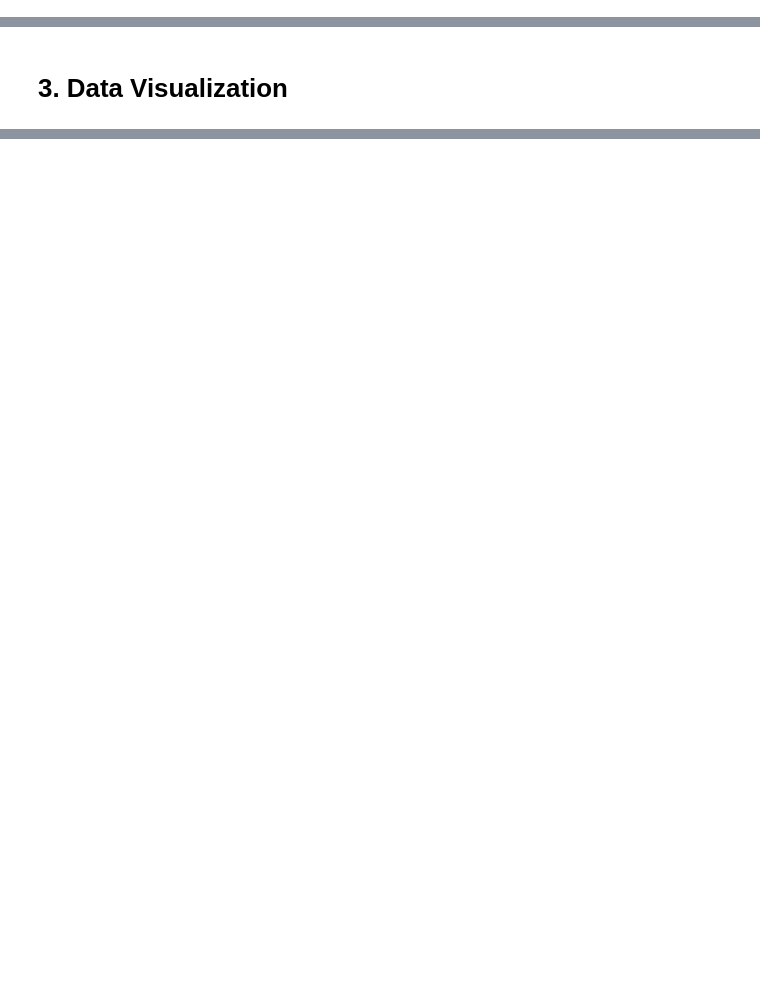
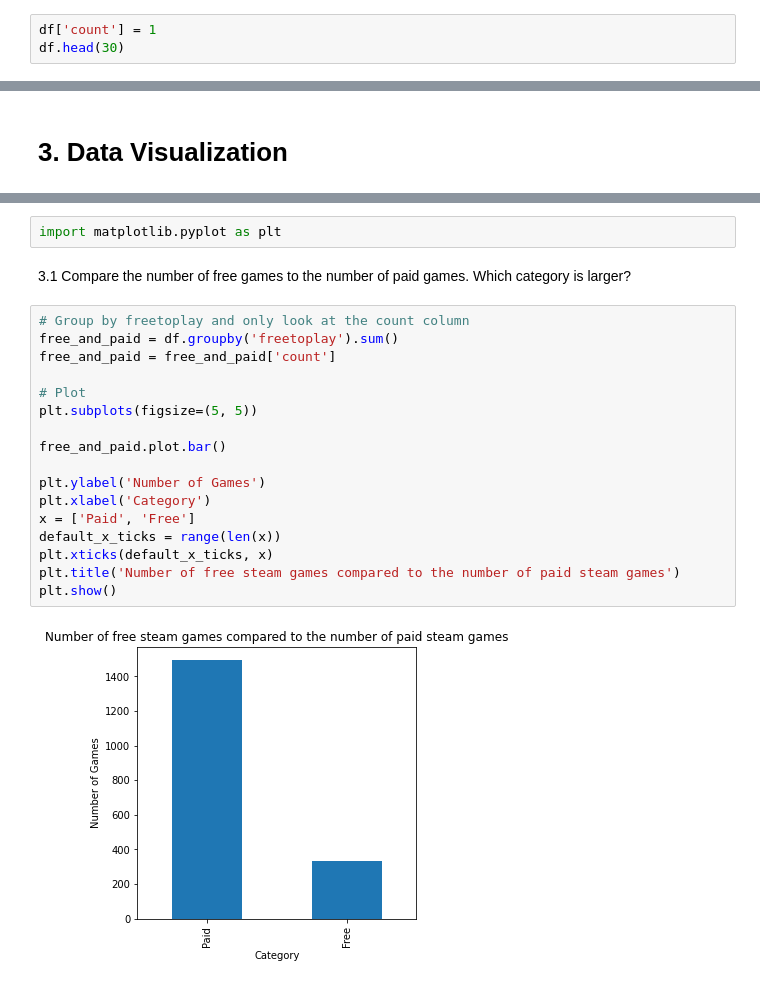
Before and after one commit to MarkoGlamocak/418courseproject, a Jupyter notebook: 418courseproject.ipynb, the cells around one changed output, grey strips where cells are left out. Drawn from its saved outputs; the diff is of its cells as text; blank space fills up the shorter version.

Commit message:
Added barplots for comparing paid and freetoplay games

```diff
--- a/418courseproject.ipynb
+++ b/418courseproject.ipynb
@@ -122,0 +125,3 @@ df.head(30)
+# %%
+df['count'] = 1
+df.head(30)
@@ -127,0 +148,23 @@ df.head(30)
+# %%
+import matplotlib.pyplot as plt
+# %% [markdown]
+3.1 Compare the number of free games to the number of paid games. Which category is larger?
+# %%
+# Group by freetoplay and only look at the count column
+free_and_paid = df.groupby('freetoplay').sum()
+free_and_paid = free_and_paid['count']
+
+# Plot
+plt.subplots(figsize=(5, 5))
+
+free_and_paid.plot.bar()
+
+plt.ylabel('Number of Games')
+plt.xlabel('Category')
+x = ['Paid', 'Free']
+default_x_ticks = range(len(x))
+plt.xticks(default_x_ticks, x)
+plt.title('Number of free steam games compared to the number of paid steam games')
+plt.show()
+# %% [output]
+[figure, added]
```
Also changed, not shown: parts of 7 cells of this notebook.
